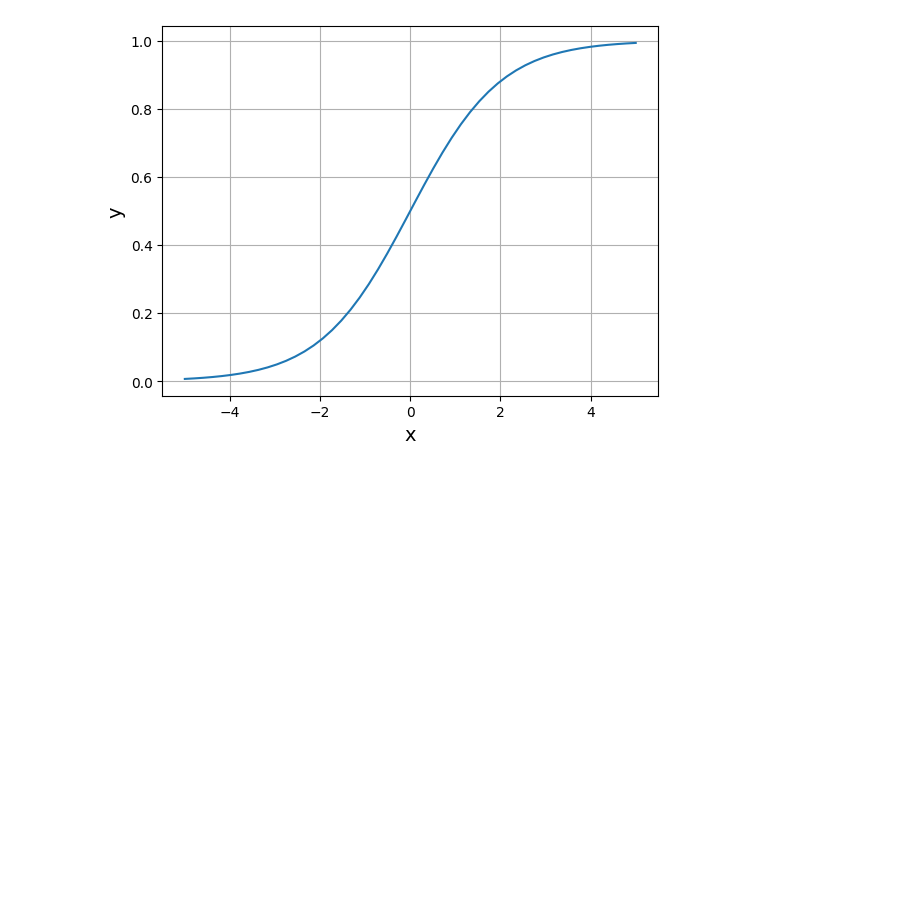
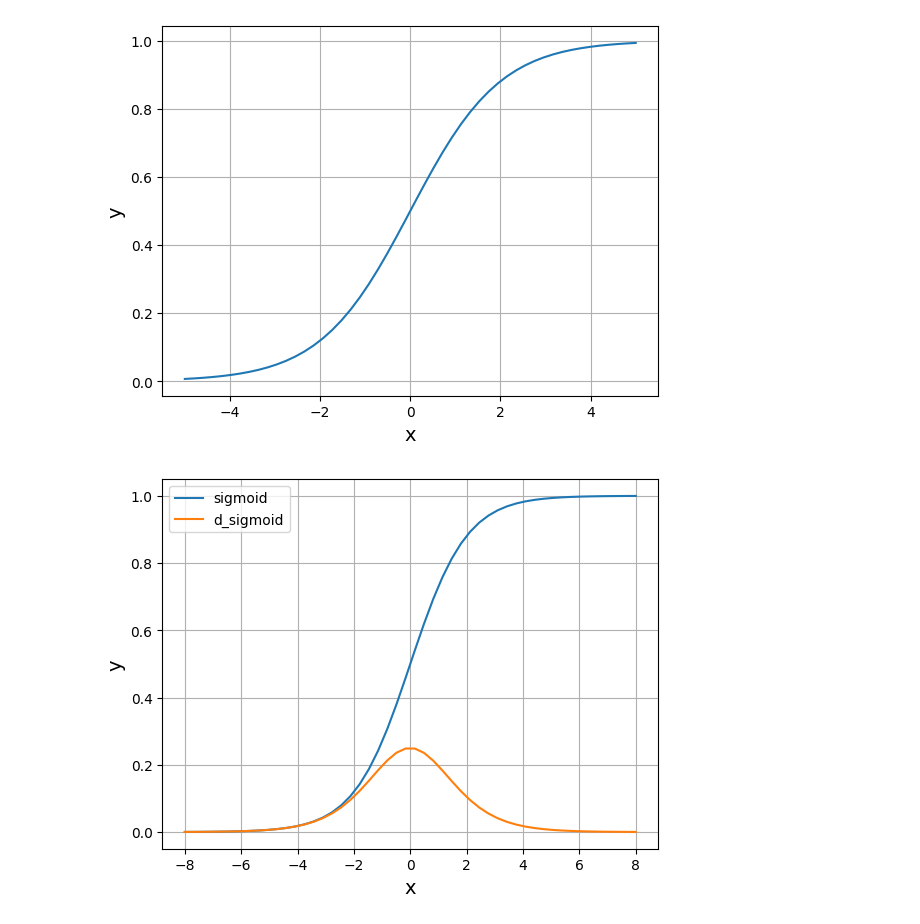
Before and after one commit to yuji-sniper/python-ai, a Jupyter notebook: src/numpy-lesson.ipynb, the cells around one changed output. Cells and saved outputs as stored; diff of their text form; code cells hidden in the pictures; blank space fills up the shorter version.

Commit message:
シグモイド関数の傾きのグラフ描画

```diff
--- a/src/numpy-lesson.ipynb
+++ b/src/numpy-lesson.ipynb
@@ -160,3 +160,30 @@ plt.grid()
 plt.show()
 # %% [output]
 [figure]
+# %%
+# シグモイド関数の傾き
+
+import numpy as np
+import matplotlib.pyplot as plt
+
+e = np.e # ネイピア数
+
+def sigmoid(x):
+    return 1 / (1 + e**(-x))
+
+x = np.linspace(-8, 8)
+y = sigmoid(x)
+
+dx = 0.01 # xの微小な変化
+dy = (sigmoid(x+dx) - sigmoid(x)) / dx # yの微小な変化/xの微小な変化
+
+plt.plot(x, y, label="sigmoid") # シグモイド関数
+plt.plot(x, dy, label="d_sigmoid") # シグモイド関数の傾き
+plt.legend()
+
+plt.xlabel("x", size=14)
+plt.ylabel("y", size=14)
+plt.grid()
+plt.show()
+# %% [output]
+[figure, added]
```
